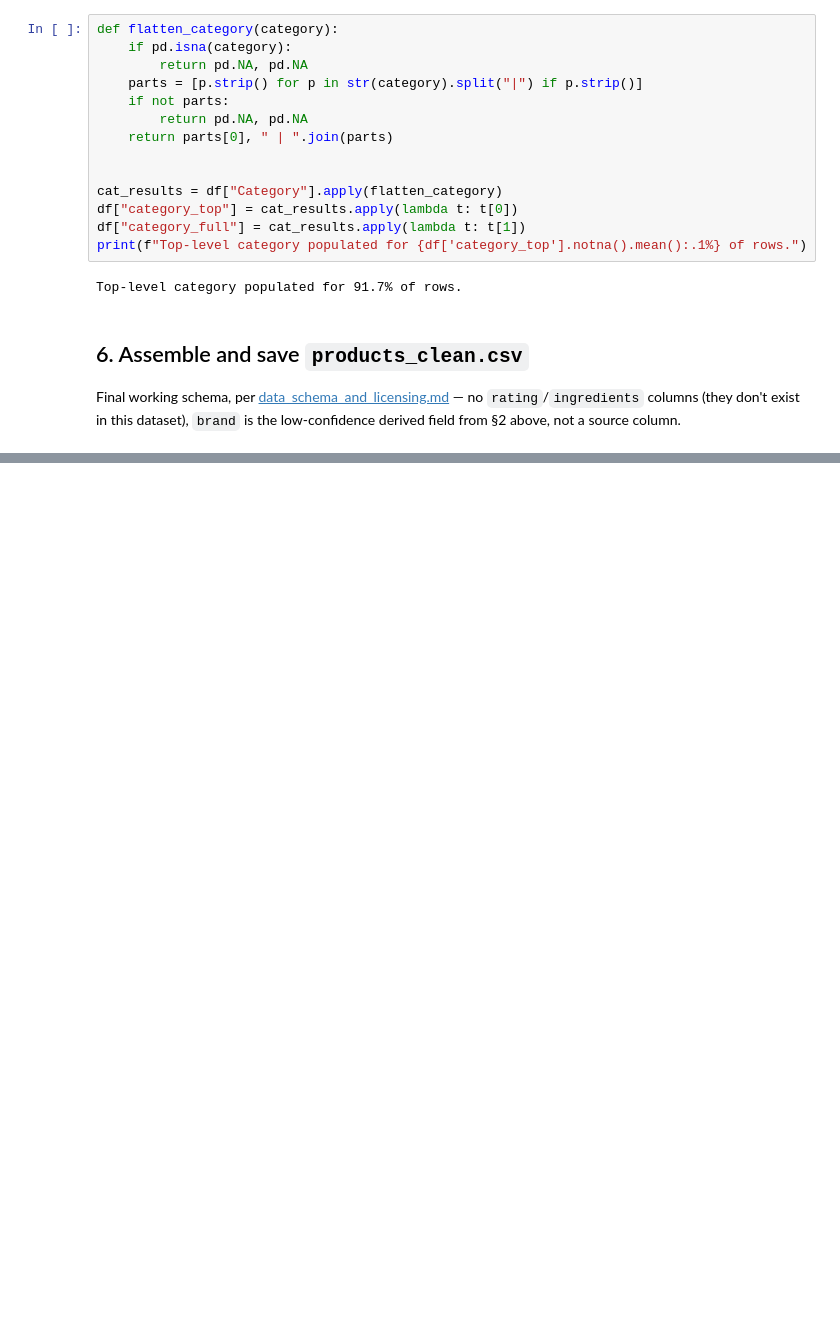
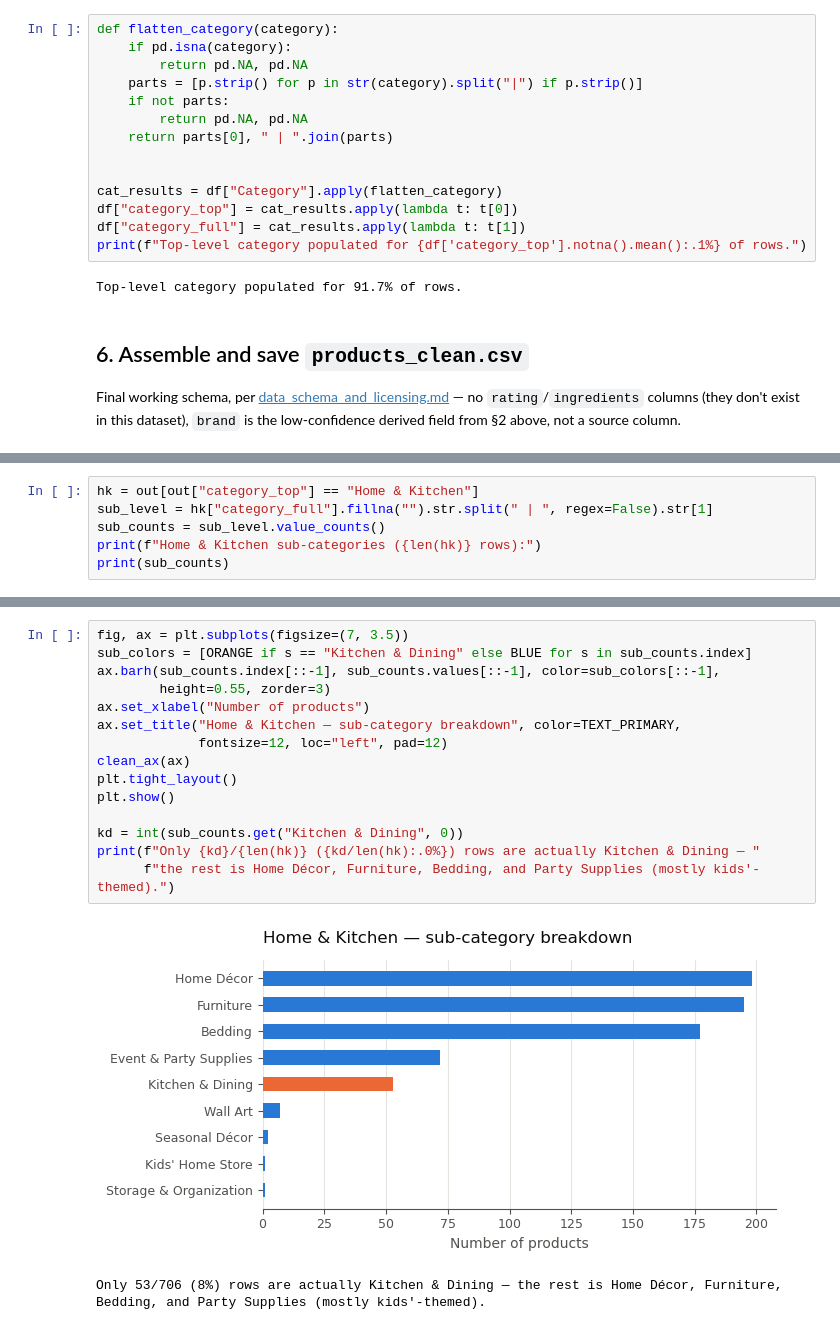
Before and after one commit to pareeyaporn/Agentic-Voice-to-Voice-AI, a Jupyter notebook: Code/data/1.2 process data.ipynb, the cells around one changed output, grey strips where cells are left out. Drawn from its saved outputs; the diff is of its cells as text; blank space fills up the shorter version.

```diff
--- a/Code/data/1.2 process data.ipynb
+++ b/Code/data/1.2 process data.ipynb
@@ -381,0 +437,6 @@ Wrote: Code/data/processed/products_clean.csv
+# %%
+hk = out[out["category_top"] == "Home & Kitchen"]
+sub_level = hk["category_full"].fillna("").str.split(" | ", regex=False).str[1]
+sub_counts = sub_level.value_counts()
+print(f"Home & Kitchen sub-categories ({len(hk)} rows):")
+print(sub_counts)
@@ -381,0 +456,18 @@ Wrote: Code/data/processed/products_clean.csv
+# %%
+fig, ax = plt.subplots(figsize=(7, 3.5))
+sub_colors = [ORANGE if s == "Kitchen & Dining" else BLUE for s in sub_counts.index]
+ax.barh(sub_counts.index[::-1], sub_counts.values[::-1], color=sub_colors[::-1],
+        height=0.55, zorder=3)
+ax.set_xlabel("Number of products")
+ax.set_title("Home & Kitchen — sub-category breakdown", color=TEXT_PRIMARY,
+             fontsize=12, loc="left", pad=12)
+clean_ax(ax)
+plt.tight_layout()
+plt.show()
+
+kd = int(sub_counts.get("Kitchen & Dining", 0))
+print(f"Only {kd}/{len(hk)} ({kd/len(hk):.0%}) rows are actually Kitchen & Dining — "
+      f"the rest is Home Décor, Furniture, Bedding, and Party Supplies (mostly kids'-themed).")
+# %% [output]
+[figure, added]
+Only 53/706 (8%) rows are actually Kitchen & Dining — the rest is Home Décor, Furniture, Bedding, and Party Supplies (mostly kids'-themed).
```
Also changed, not shown: parts of 7 cells of this notebook, 9 other files.
